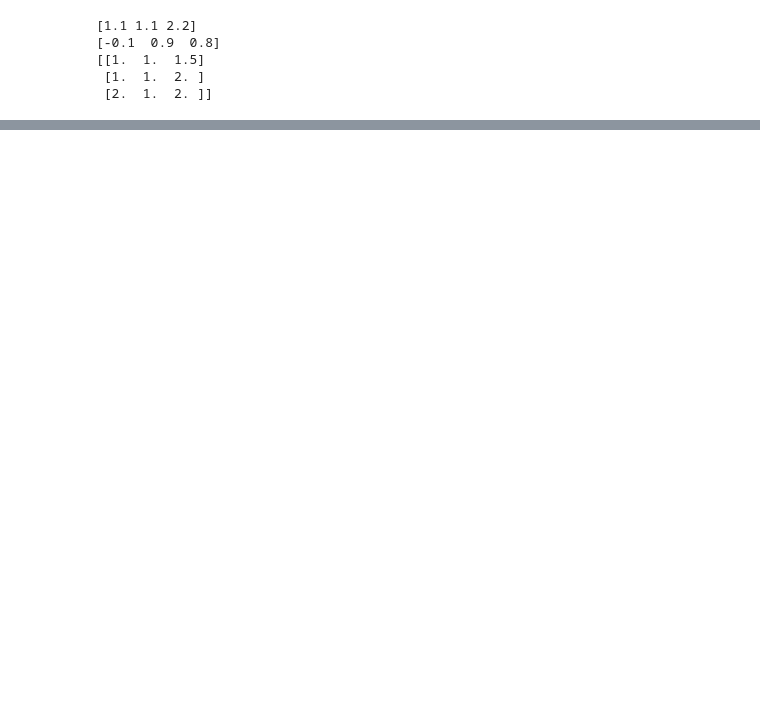
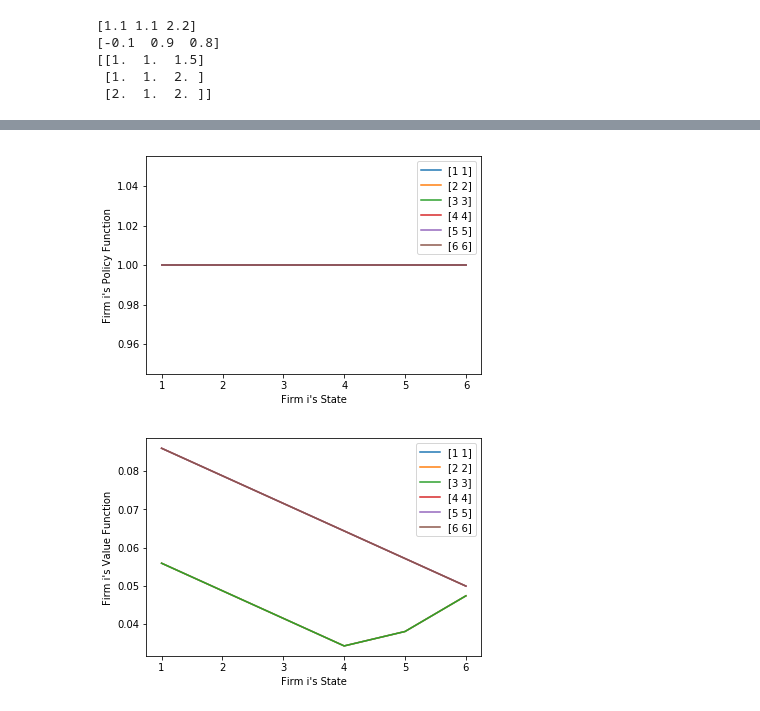
Before and after one commit to ericschulman/tx_milk_2yp, a Jupyter notebook: baseline.ipynb, the cells around one changed output, grey strips where cells are left out. Drawn from its saved outputs; the diff is of its cells as text; code cells hidden in the pictures; blank space fills up the shorter version.

```diff
--- a/baseline.ipynb
+++ b/baseline.ipynb
@@ -243,0 +264,37 @@ def  markov_perfect_eq(initial_value, error, maxiter):
+# %%
+def  markov_perfect_eq(error, maxiter, value, policy, bids, states, theta, beta):
+    """calculate the value function in a symmetric
+        markov perfect equilibria"""
+
+    #initialize loop variables
+    policy_conv = True
+    value_conv = True #don't worry about value function for now
+    p0_max, v0_max = -1,-1 #ensure the loop goes once
+
+    while  maxiter >= 0 and (policy_conv or value_conv) :
+
+        #iterate loop variables for each player
+        value, v_max, policy, p_max = operator(value, policy, bids, states, theta, beta)
+
+        #update loop variables
+        maxiter = maxiter -1
+        policy_conv = np.abs(v_max - v0_max) > error
+        value_conv = np.abs(p_max - p0_max ) > error
+        v0_max, p0_max = v_max,p_max
+
+    return  value, policy
+
+value, policy = markov_perfect_eq(.01, 100, value, policy, bids, states, .7, .9)
+# %%
+#make a cross section
+cross_sections = []
+for i in range(states.min_states,states.max_states):
+    cross_sections.append(gen_cross(states, [i]*2))
+
+
+graph_functions( (policy,value),cross_sections,['Policy','Value'])
+
+#weird quirk if we all bid the same, no one wins...
+# %% [output]
+[figure, added]
+[figure, added]
```
Also changed, not shown: parts of 6 cells of this notebook.
